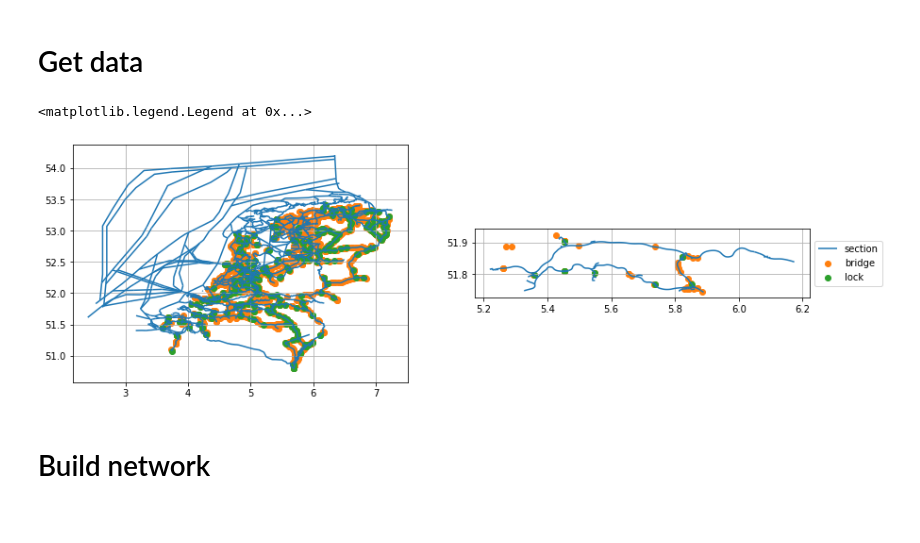
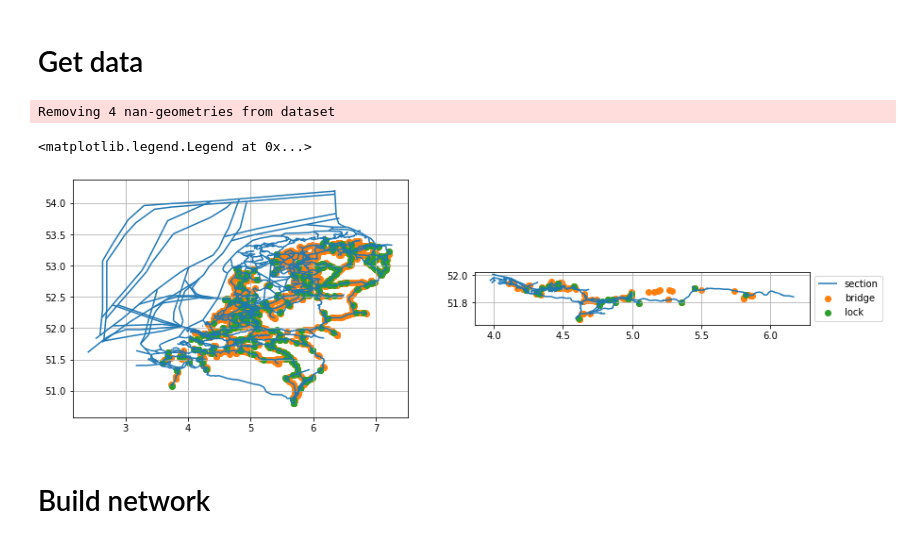
Before and after one commit to Deltares-research/digitaltwin-waterway, a Jupyter notebook: notebooks/Build_FIS_network.ipynb, the cells around one changed output. Drawn from its saved outputs; the diff is of its cells as text; code cells hidden in the pictures.

Commit message:
Update with export functionality, locks, full network. Fix for loading merged datasets from FIS. And others...

```diff
--- a/notebooks/Build_FIS_network.ipynb
+++ b/notebooks/Build_FIS_network.ipynb
@@ -24,20 +24,24 @@ FIS = pyFIS()
 # FIS.list_geotypes()
 # %%
 # Get all section (=vaarwegvakken) and sectionnodes
-section = FIS.list_objects('section').set_index('Id')
-maximumdimensions = FIS.list_objects('maximumdimensions').set_index('Id')
-navigability = FIS.list_objects('navigability').set_index('Id')
+section = FIS.list_objects('section')  #.set_index('Id')
+maximumdimensions = FIS.list_objects('maximumdimensions')  #.set_index('Id')
+navigability = FIS.list_objects('navigability')  #.set_index('Id')
 
-maximumdimensions_columns = ['GeneralDepth', 'GeneralLength', 'GeneralWidth', 'Note',
+maximumdimensions_columns = ['geometry', 'GeneralDepth', 'GeneralLength', 'GeneralWidth', 'Note',
        'SeaFairingDepth', 'PushedLength',
        'PushedWidth', 'GeneralHeight', 'SeaFairingLength', 'SeaFairingWidth',
        'CoupledLength', 'CoupledWidth', 'PushedDepth', 'WidePushedDepth',
        'CoupledDepth', 'WidePushedLength', 'WidePushedWidth',
        'SeaFairingHeight']
 
-navigability_columns = ['Classification', 'Code', 'Description']
+navigability_columns = ['geometry', 'Classification', 'Code', 'Description']
 
-section = section.join(maximumdimensions[maximumdimensions_columns], rsuffix='maximumdimensions').join(navigability[navigability_columns], rsuffix='navigability')
+
+section = section.merge(maximumdimensions[maximumdimensions_columns], left_on='geometry', right_on='geometry', how='left', suffixes=('', '_maximumdimensions'))
+section = section.merge(navigability[navigability_columns], left_on='geometry', right_on='geometry', how='left', suffixes=('', '_navigability'))
+# %% [output]
+Removing 4 nan-geometries from dataset
 # %%
 # Remove sections that do not have an ID as start or end point (in the selection polygon this is only the end of the Linge)
 # Alternative: Make up new node names for these locations and also add those locations to the section_node table
@@ -91,24 +189,43 @@ extend_geojson = {
 # %%
 # Create selection for processing
 extend_polygon = Polygon(extend_geojson['features'][0]['geometry']['coordinates'][0])
-section_selection = section[section.geometry.within(extend_polygon)]
-bridges_selection = bridges[bridges.geometry.within(extend_polygon)]
-locks_selection = locks[locks.geometry.within(extend_polygon)]
+section_selection = section[section.geometry.within(extend_polygon)].copy()
+bridges_selection = bridges[bridges.geometry.within(extend_polygon)].copy()
+locks_selection = locks[locks.geometry.within(extend_polygon)].copy()
+# %%
+def group_subobjects(bridges_selection, fieldname=None, type_selection='max'):
+
+    if fieldname is not None:
+        # Remove nans
+        bridges_selection = bridges_selection[~bridges_selection[fieldname].isna()]
+
+    # Only keep opening with the maximum HeightClosed
+    if type_selection=='max':
+        id_max_height = bridges_selection.groupby('Id')[fieldname].idxmax().values
+
+        bridges_selection = bridges_selection.reindex(id_max_height)
+        bridges_selection = bridges_selection.set_index('Id')
+    else:
+        print('Unknown criteria')
+    return bridges_selection
+
+bridges_selection_grouped = group_subobjects(bridges_selection, fieldname='HeightClosed')
+locks_selection_grouped = group_subobjects(locks_selection, fieldname='Id')
 # %%
 f, ax  = plt.subplots(figsize=(14,10), ncols=2)
 section.plot(color='C0', ax=ax[0])
 bridges.plot(c='C1', ax=ax[0])
 locks.plot(c='C2', ax=ax[0])
 ax[0].grid()
 
 section_selection.plot(color='C0', ax=ax[1], label='section')
-bridges_selection.plot(c='C1', ax=ax[1], label='bridge')
-locks_selection.plot(c='C2', ax=ax[1], label='lock')
+bridges_selection_grouped.plot(c='C1', ax=ax[1], label='bridge')
+locks_selection_grouped.plot(c='C2', ax=ax[1], label='lock')
 ax[1].grid()
 ax[1].legend(bbox_to_anchor=(1, 0.5), loc='center left')
 # %% [output]
 <matplotlib.legend.Legend at 0x...>
-[figure, old version]
+[figure, new version]
 # %% [markdown]
 # Build network
 # %%
```
Also changed, not shown: parts of 20 cells of this notebook.
